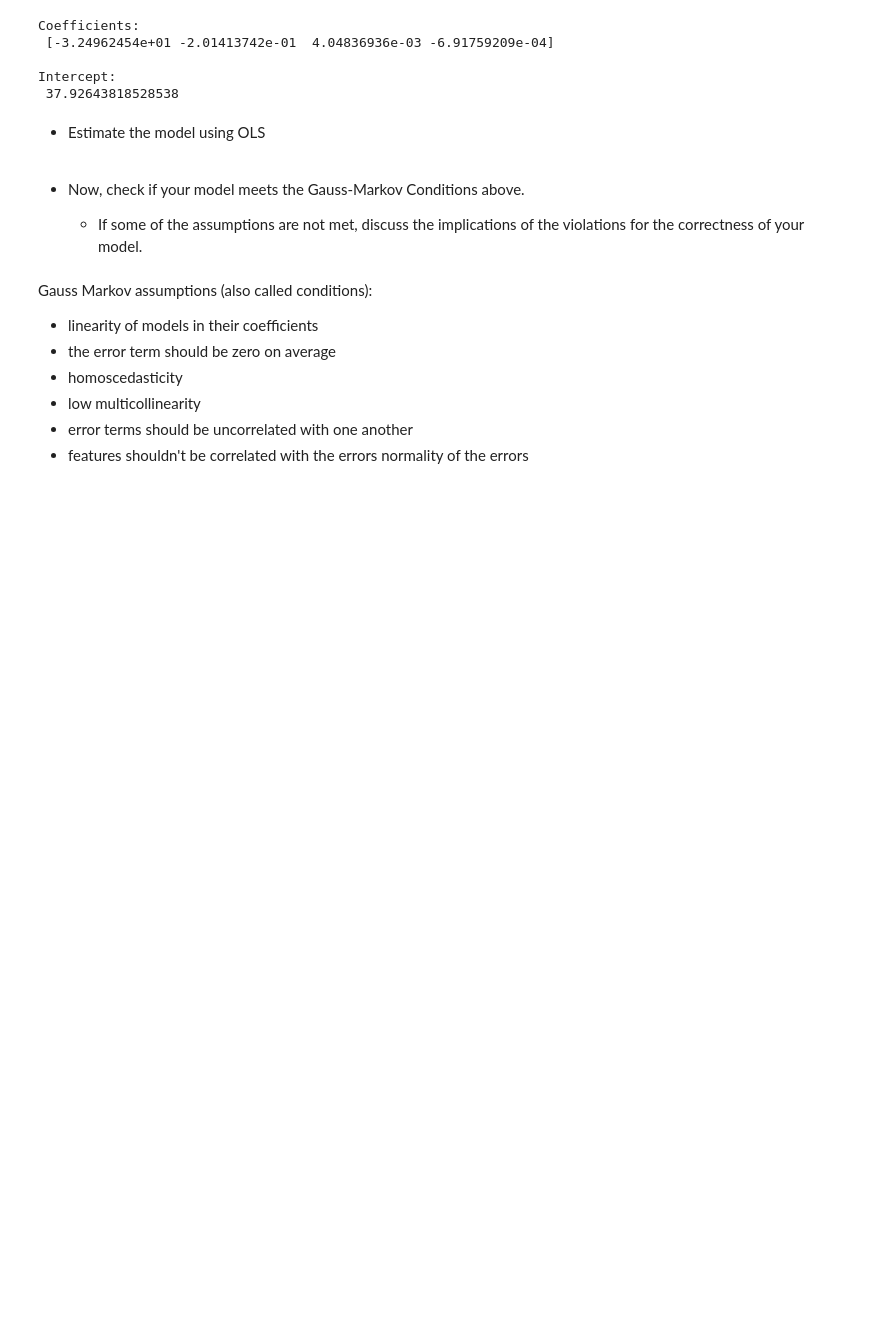
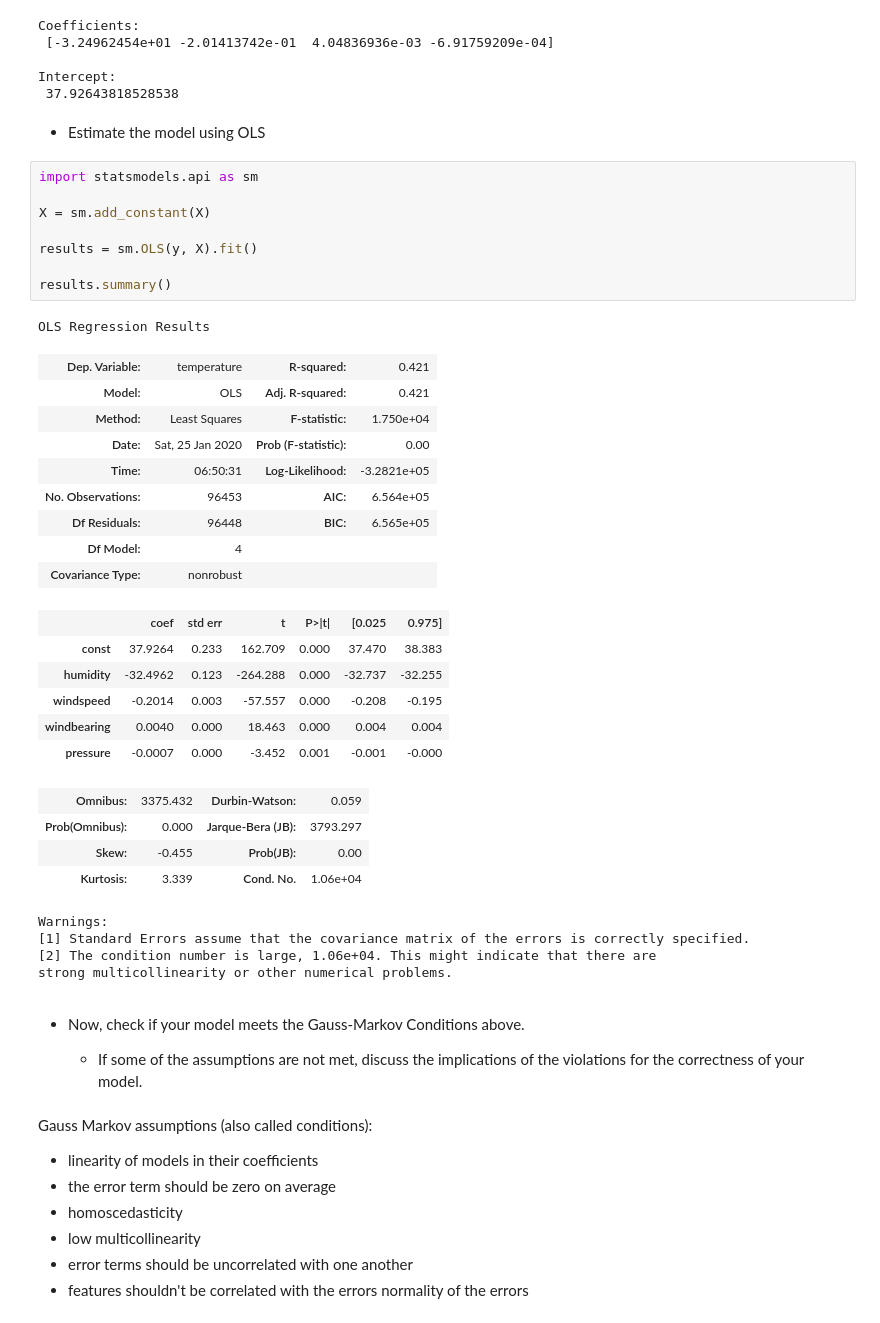
Before and after one commit to andheartsjaz/Data-Science-Assignments-Thinkful, a Jupyter notebook: Predicting_temperature_Meeting_(and_not_meeting)_the_assumptions_of_linear_regression.ipynb, the cells around one changed output. Cells and saved outputs as stored; diff of their text form; blank space fills up the shorter version.

```diff
--- a/Predicting_temperature_Meeting_(and_not_meeting)_the_assumptions_of_linear_regression.ipynb
+++ b/Predicting_temperature_Meeting_(and_not_meeting)_the_assumptions_of_linear_regression.ipynb
@@ -91,6 +91,39 @@ Intercept:
  37.92643818528538
 # %% [markdown]
 - Estimate the model using OLS
+# %%
+import statsmodels.api as sm
+
+X = sm.add_constant(X)
+
+results = sm.OLS(y, X).fit()
+
+results.summary()
+# %% [output]
+OLS Regression Results
+| Dep. Variable: | temperature | R-squared: | 0.421 |
+| Model: | OLS | Adj. R-squared: | 0.421 |
+| Method: | Least Squares | F-statistic: | 1.750e+04 |
+| Date: | Sat, 25 Jan 2020 | Prob (F-statistic): | 0.00 |
+| Time: | 06:50:31 | Log-Likelihood: | -3.2821e+05 |
+| No. Observations: | 96453 | AIC: | 6.564e+05 |
+| Df Residuals: | 96448 | BIC: | 6.565e+05 |
+| Df Model: | 4 |  |  |
+| Covariance Type: | nonrobust |  |  |
+|  | coef | std err | t | P>|t| | [0.025 | 0.975] |
+| const | 37.9264 | 0.233 | 162.709 | 0.000 | 37.470 | 38.383 |
+| humidity | -32.4962 | 0.123 | -264.288 | 0.000 | -32.737 | -32.255 |
+| windspeed | -0.2014 | 0.003 | -57.557 | 0.000 | -0.208 | -0.195 |
+| windbearing | 0.0040 | 0.000 | 18.463 | 0.000 | 0.004 | 0.004 |
+| pressure | -0.0007 | 0.000 | -3.452 | 0.001 | -0.001 | -0.000 |
+| Omnibus: | 3375.432 | Durbin-Watson: | 0.059 |
+| Prob(Omnibus): | 0.000 | Jarque-Bera (JB): | 3793.297 |
+| Skew: | -0.455 | Prob(JB): | 0.00 |
+| Kurtosis: | 3.339 | Cond. No. | 1.06e+04 |
+Warnings:
+[1] Standard Errors assume that the covariance matrix of the errors is correctly specified.
+[2] The condition number is large, 1.06e+04. This might indicate that there are
+strong multicollinearity or other numerical problems.
 # %% [markdown]
 - Now, check if your model meets the Gauss-Markov Conditions above.
 
```
